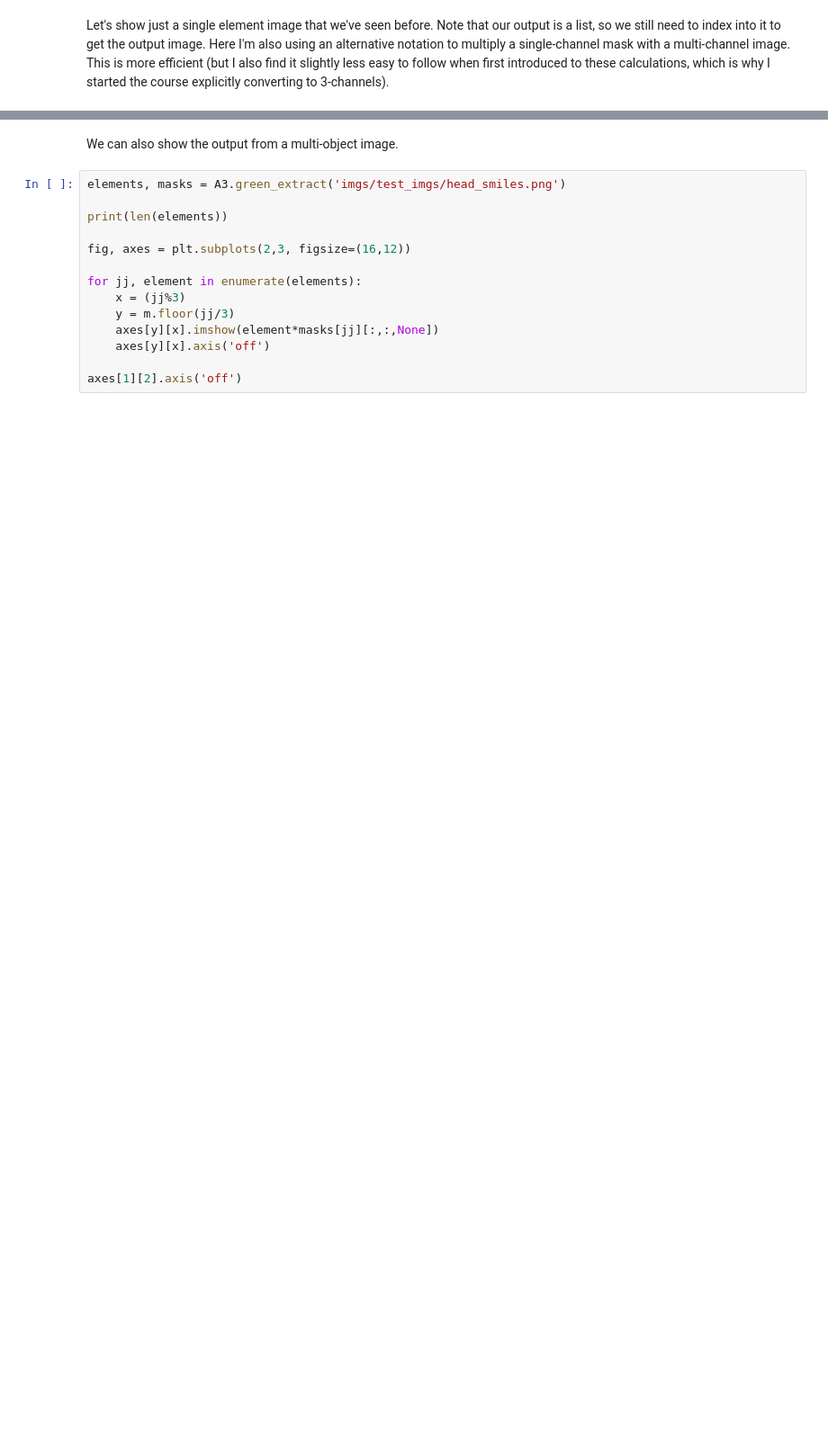
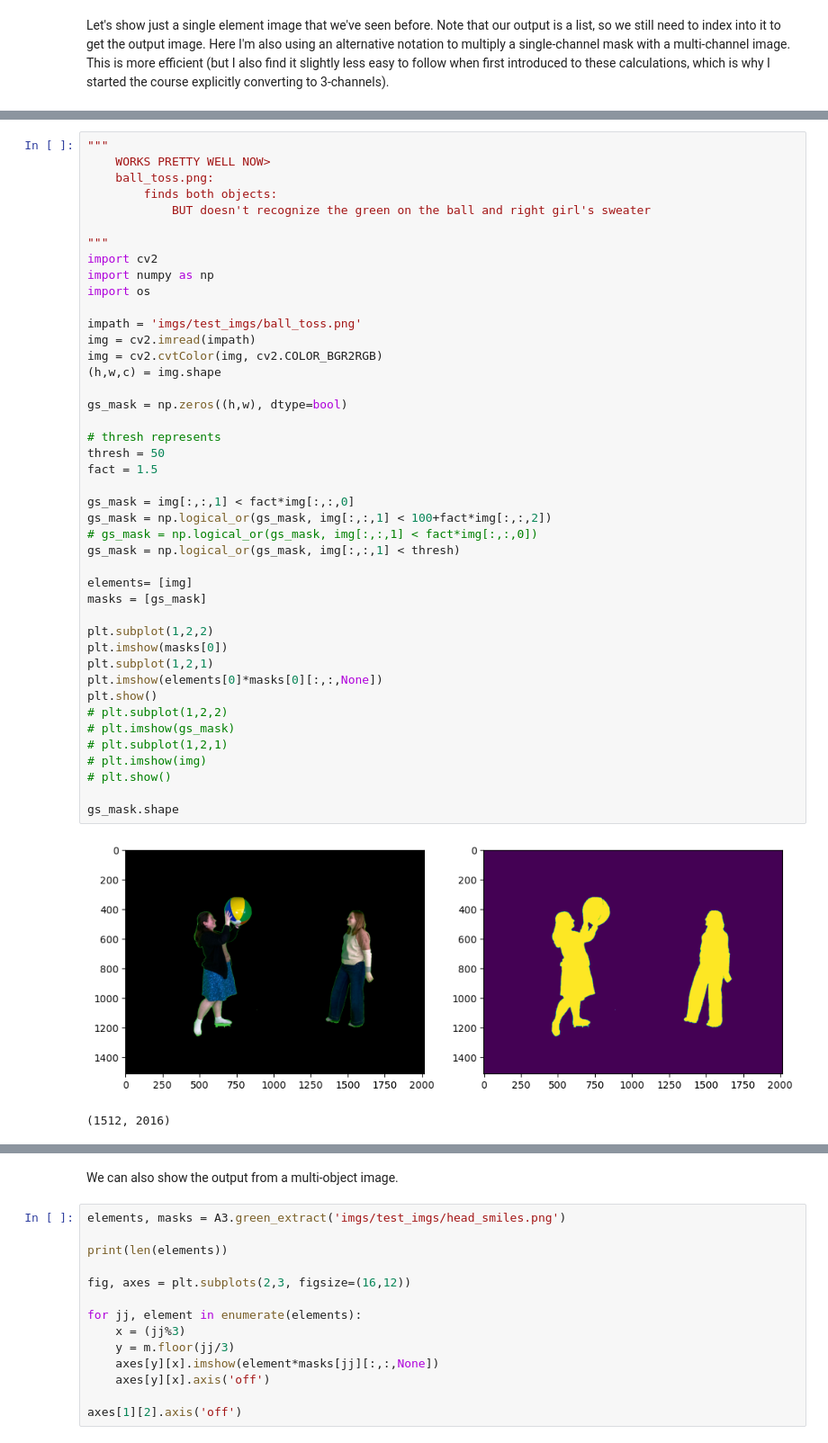
Before and after one commit to chrjohnson26/CS153, a Jupyter notebook: src/Assignment 3/Assignment 3 Demo.ipynb, the cells around one changed output, grey strips where cells are left out. Shown at 90% size. Cells and saved outputs as stored; diff of their text form; blank space fills up the shorter version.

```diff
--- a/src/Assignment 3/Assignment 3 Demo.ipynb
+++ b/src/Assignment 3/Assignment 3 Demo.ipynb
@@ -34,0 +129,46 @@ Let's show just a single element image that we've seen before. Note that our out
+# %%
+"""
+    WORKS PRETTY WELL NOW>
+    ball_toss.png:
+        finds both objects:
+            BUT doesn't recognize the green on the ball and right girl's sweater
+
+"""
+import cv2
+import numpy as np
+import os
+
+impath = 'imgs/test_imgs/ball_toss.png'
+img = cv2.imread(impath)
+img = cv2.cvtColor(img, cv2.COLOR_BGR2RGB)
+(h,w,c) = img.shape
+
+gs_mask = np.zeros((h,w), dtype=bool)
+
+# thresh represents
+thresh = 50
+fact = 1.5
+
+gs_mask = img[:,:,1] < fact*img[:,:,0]
+gs_mask = np.logical_or(gs_mask, img[:,:,1] < 100+fact*img[:,:,2])
+# gs_mask = np.logical_or(gs_mask, img[:,:,1] < fact*img[:,:,0])
+gs_mask = np.logical_or(gs_mask, img[:,:,1] < thresh)
+
+elements= [img]
+masks = [gs_mask]
+
+plt.subplot(1,2,2)
+plt.imshow(masks[0])
+plt.subplot(1,2,1)
+plt.imshow(elements[0]*masks[0][:,:,None])
+plt.show()
+# plt.subplot(1,2,2)
+# plt.imshow(gs_mask)
+# plt.subplot(1,2,1)
+# plt.imshow(img)
+# plt.show()
+
+gs_mask.shape
+# %% [output]
+[figure, added]
+(1512, 2016)
```
Also changed, not shown: parts of 14 cells of this notebook, 1 other file.
